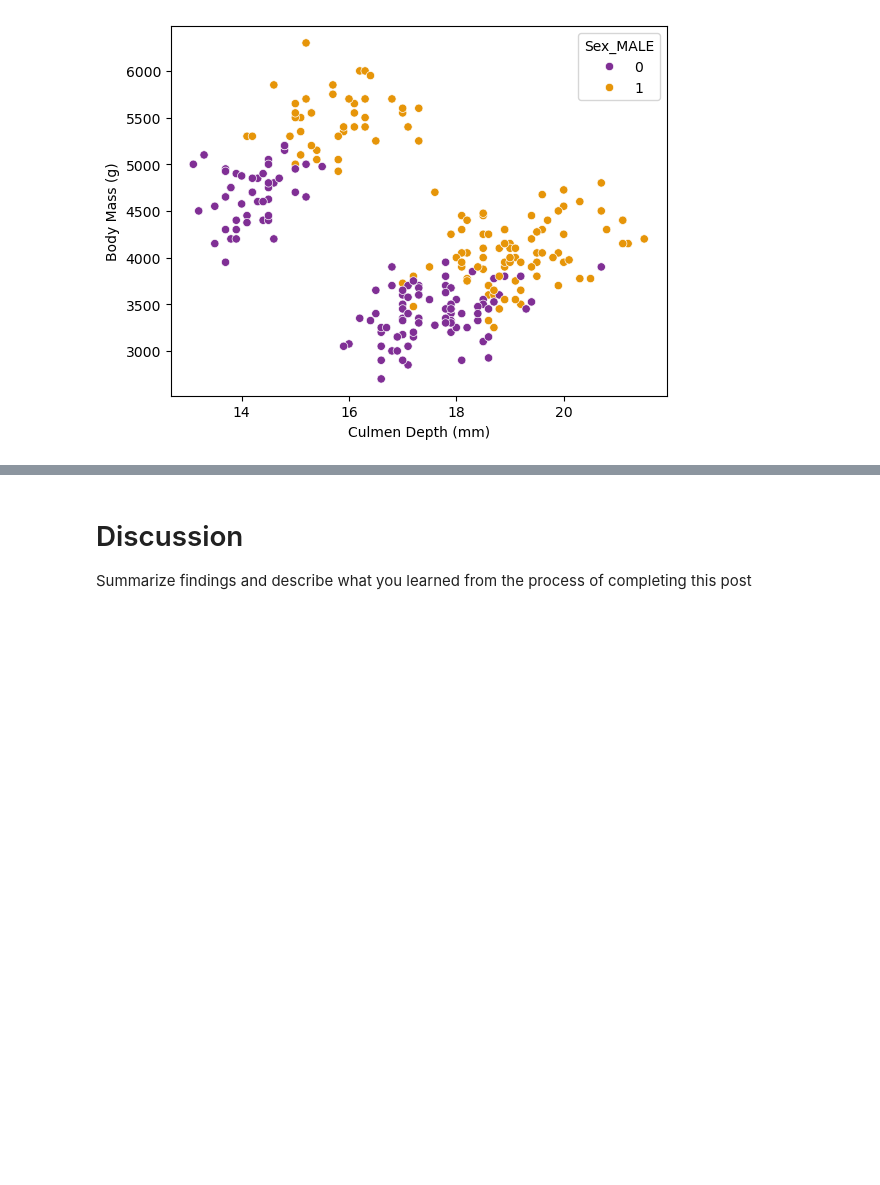
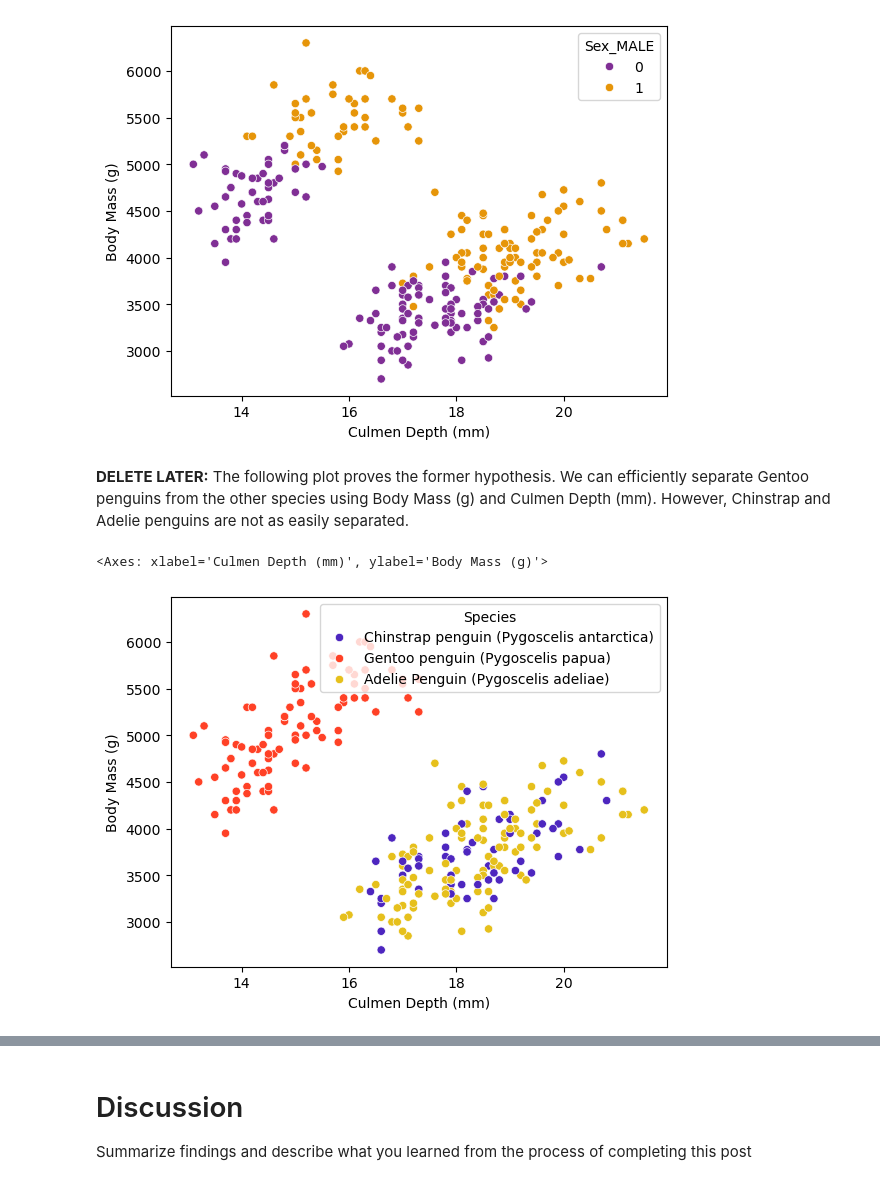
Before and after one commit to charliemoore00/charliemoore00.github.io, a Jupyter notebook: posts/penguins-blog-post/index.ipynb, the cells around one changed output, grey strips where cells are left out. Saved outputs shown, nothing was run; the diff lists cells and outputs as text; code cells hidden in the pictures; blank space fills up the shorter version.

```diff
--- a/posts/penguins-blog-post/index.ipynb
+++ b/posts/penguins-blog-post/index.ipynb
@@ -110,3 +111,10 @@ sns.scatterplot(X_train, x="Culmen Depth (mm)", y="Body Mass (g)", hue="Sex_MALE
 # %% [output]
 <Axes: xlabel='Culmen Depth (mm)', ylabel='Body Mass (g)'>
 [figure]
+# %% [markdown]
+**DELETE LATER:** The following plot proves the former hypothesis. We can efficiently separate Gentoo penguins from the other species using Body Mass (g) and Culmen Depth (mm). However, Chinstrap and Adelie penguins are not as easily separated.
+# %%
+sns.scatterplot(train, x="Culmen Depth (mm)", y="Body Mass (g)", hue="Species", palette="CMRmap")
+# %% [output]
+<Axes: xlabel='Culmen Depth (mm)', ylabel='Body Mass (g)'>
+[figure, added]
```
Also changed, not shown: parts of 10 cells of this notebook, 7 other files.
